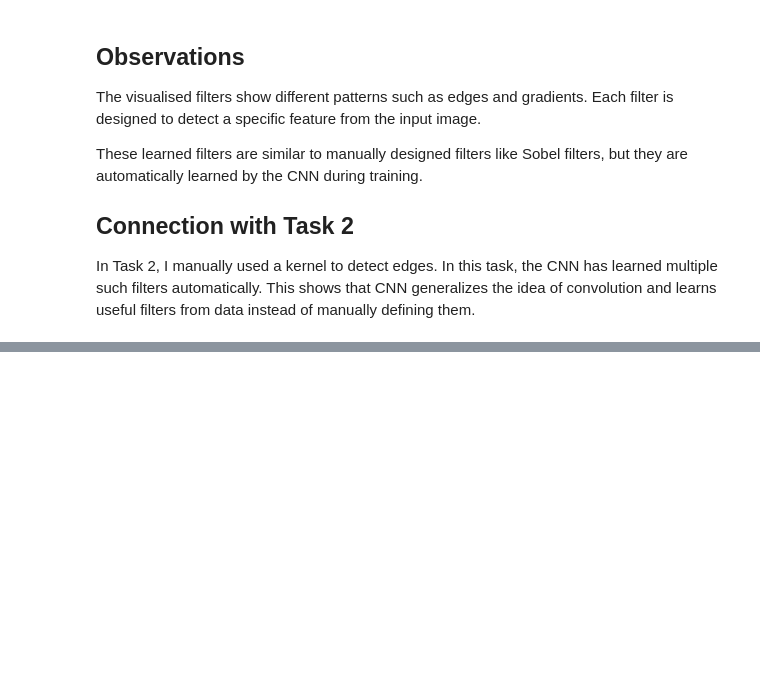
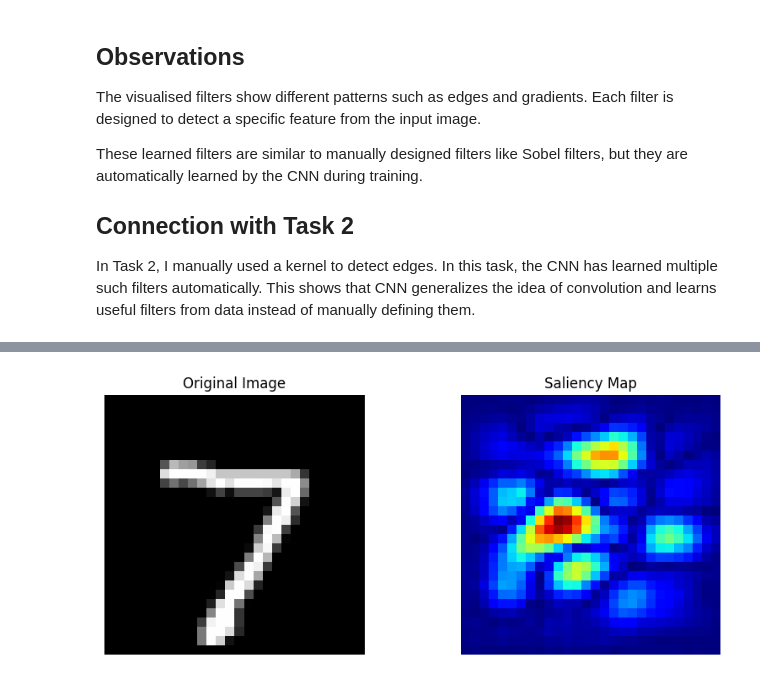
Before and after one commit to swayamjaiswal152/CNN-Lab-Assignment, a Jupyter notebook: CNN_Lab_Assignment.ipynb, the cells around one changed output, grey strips where cells are left out. Drawn from its saved outputs; the diff is of its cells as text; code cells hidden in the pictures; blank space fills up the shorter version.

```diff
--- a/CNN_Lab_Assignment.ipynb
+++ b/CNN_Lab_Assignment.ipynb
@@ -1558,0 +1616,41 @@ In Task 2, I manually used a kernel to detect edges. In this task, the CNN has l
+# %%
+img = x_test_mnist[0]
+img = img.reshape(1, 28, 28, 1)
+
+label = np.argmax(y_test_mnist[0])
+# %%
+img_tensor = tf.convert_to_tensor(img)
+
+with tf.GradientTape() as tape:
+    tape.watch(img_tensor)
+
+    predictions = lenet_model(img_tensor)
+    loss = predictions[:, label]
+
+# Get gradients
+grads = tape.gradient(loss, img_tensor)
+# %%
+saliency = tf.abs(grads)[0]
+saliency = tf.reduce_max(saliency, axis=-1)
+# %%
+saliency = saliency / tf.reduce_max(saliency)
+saliency = saliency.numpy()
+# %%
+plt.figure(figsize=(10,4))
+
+# Original
+plt.subplot(1,2,1)
+plt.imshow(img[0,:,:,0], cmap='gray')
+plt.title("Original Image")
+plt.axis('off')
+
+# Saliency map
+plt.subplot(1,2,2)
+plt.imshow(saliency, cmap='jet')
+plt.title("Saliency Map")
+plt.axis('off')
+
+plt.savefig("saliency_map.png")
+plt.show()
+# %% [output]
+[figure, added]
```
Also changed, not shown: parts of 12 cells of this notebook.
